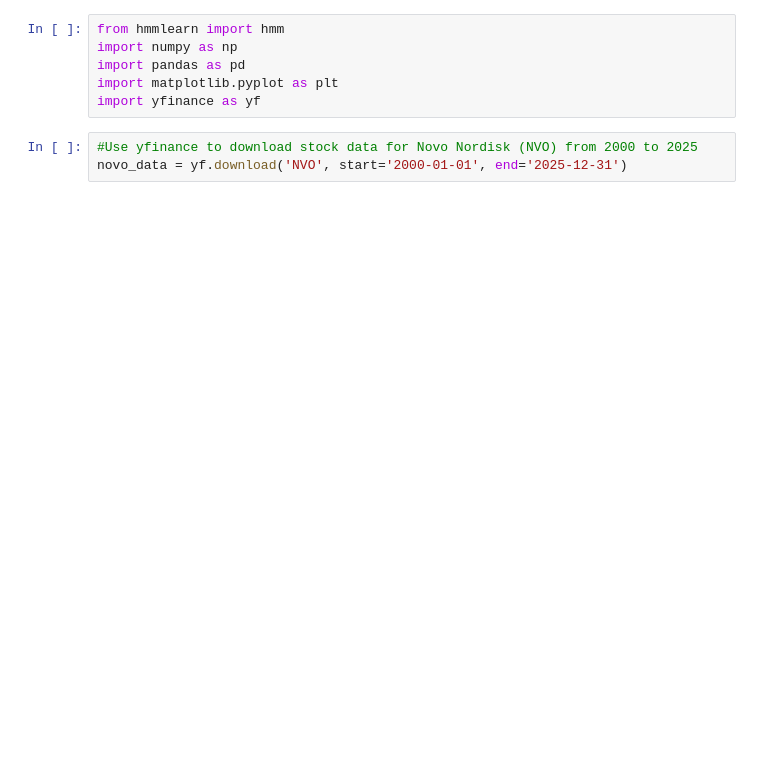
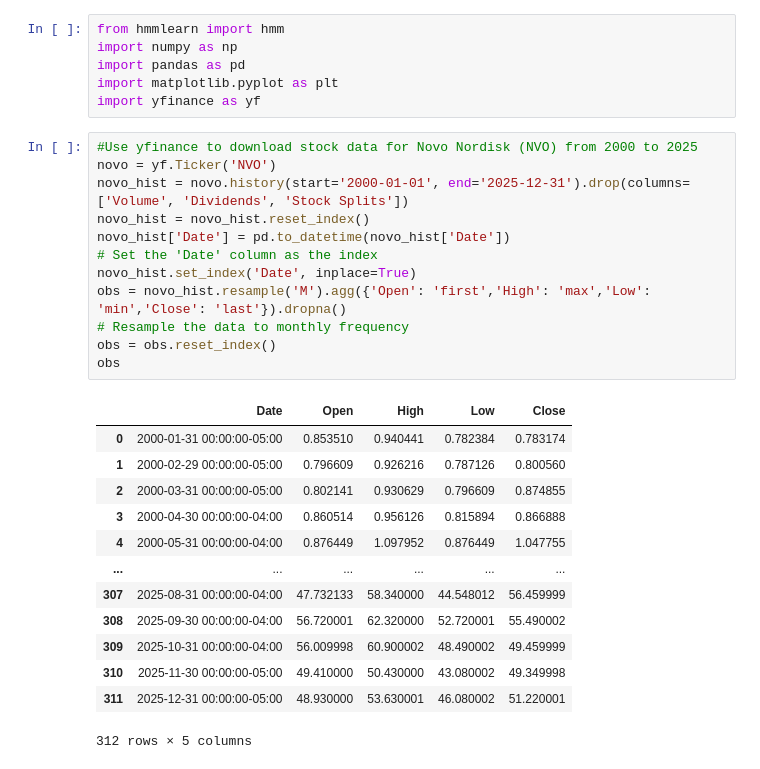
Before and after one commit to anderswol/AppStat2, a Jupyter notebook: Aske/aske_medstocks.ipynb, the cells around one changed output. Saved outputs shown, nothing was run; the diff lists cells and outputs as text; blank space fills up the shorter version.

```diff
--- a/Aske/aske_medstocks.ipynb
+++ b/Aske/aske_medstocks.ipynb
@@ -6,4 +6,27 @@ import matplotlib.pyplot as plt
 import yfinance as yf
 # %%
 #Use yfinance to download stock data for Novo Nordisk (NVO) from 2000 to 2025
-novo_data = yf.download('NVO', start='2000-01-01', end='2025-12-31')
+novo = yf.Ticker('NVO')
+novo_hist = novo.history(start='2000-01-01', end='2025-12-31').drop(columns=['Volume', 'Dividends', 'Stock Splits'])
+novo_hist = novo_hist.reset_index()
+novo_hist['Date'] = pd.to_datetime(novo_hist['Date'])
+# Set the 'Date' column as the index
+novo_hist.set_index('Date', inplace=True)
+obs = novo_hist.resample('M').agg({'Open': 'first','High': 'max','Low': 'min','Close': 'last'}).dropna()
+# Resample the data to monthly frequency
+obs = obs.reset_index()
+obs
+# %% [output]
+|  | Date | Open | High | Low | Close |
+| 0 | 2000-01-31 00:00:00-05:00 | 0.853510 | 0.940441 | 0.782384 | 0.783174 |
+| 1 | 2000-02-29 00:00:00-05:00 | 0.796609 | 0.926216 | 0.787126 | 0.800560 |
+| 2 | 2000-03-31 00:00:00-05:00 | 0.802141 | 0.930629 | 0.796609 | 0.874855 |
+| 3 | 2000-04-30 00:00:00-04:00 | 0.860514 | 0.956126 | 0.815894 | 0.866888 |
+| 4 | 2000-05-31 00:00:00-04:00 | 0.876449 | 1.097952 | 0.876449 | 1.047755 |
+| ... | ... | ... | ... | ... | ... |
+| 307 | 2025-08-31 00:00:00-04:00 | 47.732133 | 58.340000 | 44.548012 | 56.459999 |
+| 308 | 2025-09-30 00:00:00-04:00 | 56.720001 | 62.320000 | 52.720001 | 55.490002 |
+| 309 | 2025-10-31 00:00:00-04:00 | 56.009998 | 60.900002 | 48.490002 | 49.459999 |
+| 310 | 2025-11-30 00:00:00-05:00 | 49.410000 | 50.430000 | 43.080002 | 49.349998 |
+| 311 | 2025-12-31 00:00:00-05:00 | 48.930000 | 53.630001 | 46.080002 | 51.220001 |
+312 rows × 5 columns
```
Also changed, not shown: parts of 6 cells of this notebook, 1 other file.
